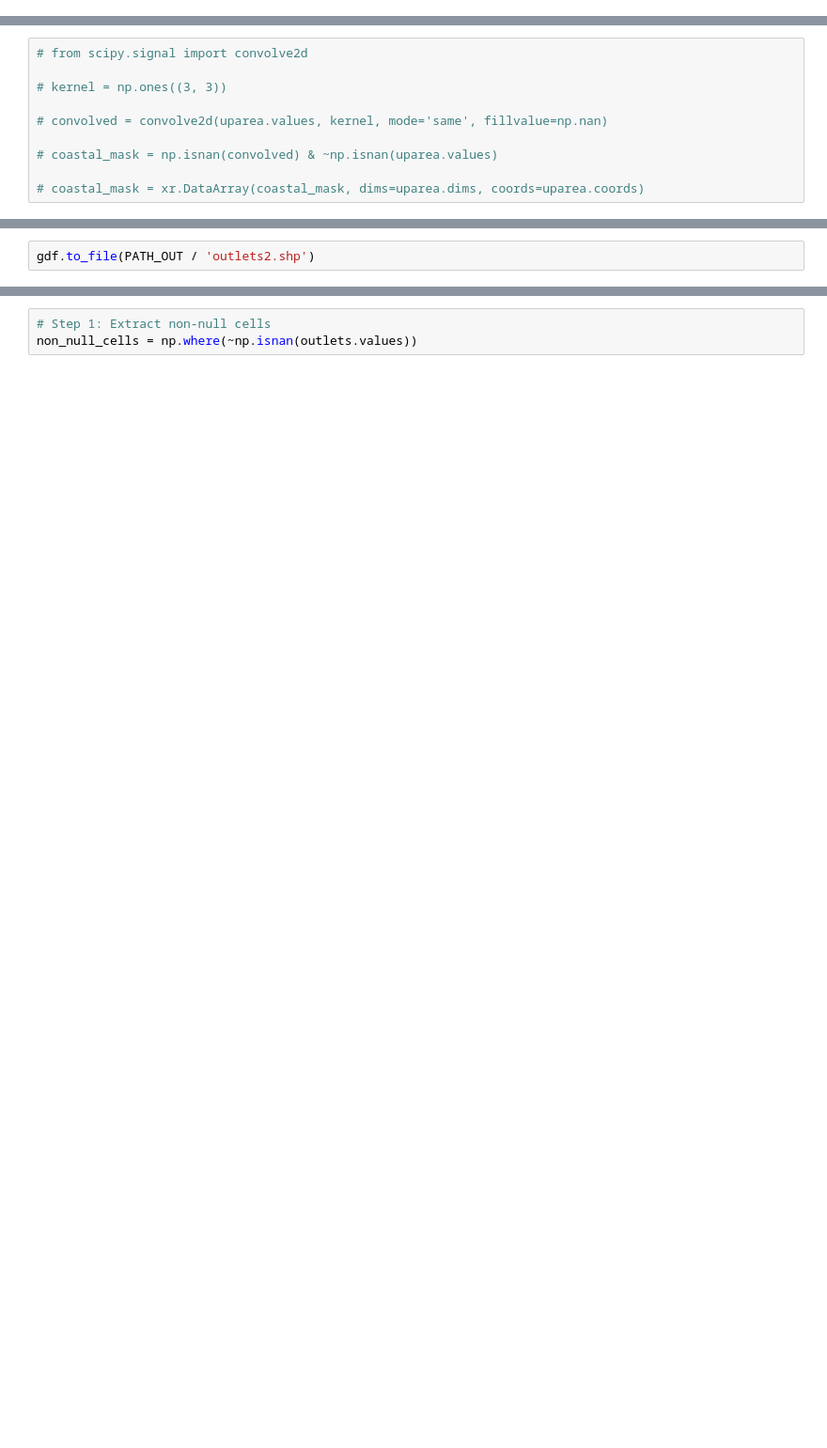
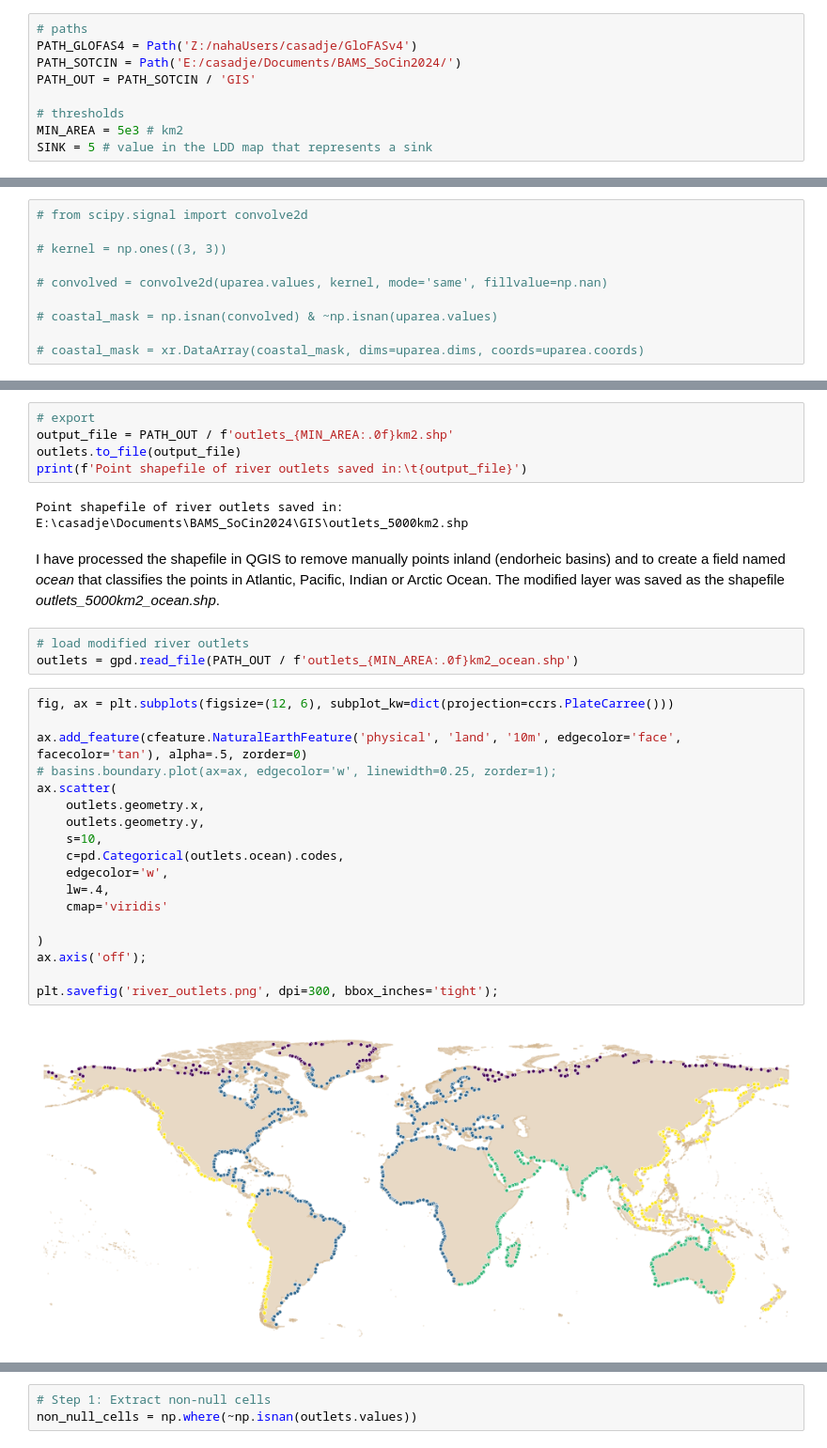
Before and after one commit to casadoj/SotCin2024, a Jupyter notebook: notebook/river_outlets.ipynb, the cells around one changed output, grey strips where cells are left out. Shown at 94% size. Cells and saved outputs as stored; diff of their text form; blank space fills up the shorter version.

```diff
--- a/notebook/river_outlets.ipynb
+++ b/notebook/river_outlets.ipynb
@@ -28,0 +18,9 @@ mask_ldd = ldd == 5
+# %%
+# paths
+PATH_GLOFAS4 = Path('Z:/nahaUsers/casadje/GloFASv4')
+PATH_SOTCIN = Path('E:/casadje/Documents/BAMS_SoCin2024/')
+PATH_OUT = PATH_SOTCIN / 'GIS'
+
+# thresholds
+MIN_AREA = 5e3 # km2
+SINK = 5 # value in the LDD map that represents a sink
@@ -99,2 +112,32 @@ gdf.plot(markersize=5);
 # %%
-gdf.to_file(PATH_OUT / 'outlets2.shp')
+# export
+output_file = PATH_OUT / f'outlets_{MIN_AREA:.0f}km2.shp'
+outlets.to_file(output_file)
+print(f'Point shapefile of river outlets saved in:\t{output_file}')
+# %% [output]
+Point shapefile of river outlets saved in:      E:\casadje\Documents\BAMS_SoCin2024\GIS\outlets_5000km2.shp
+# %% [markdown]
+I have processed the shapefile in QGIS to remove manually points inland (endorheic basins) and to create a field named _ocean_ that classifies the points in Atlantic, Pacific, Indian or Arctic Ocean. The modified layer was saved as the shapefile _outlets_5000km2_ocean.shp_.
+# %%
+# load modified river outlets
+outlets = gpd.read_file(PATH_OUT / f'outlets_{MIN_AREA:.0f}km2_ocean.shp')
+# %%
+fig, ax = plt.subplots(figsize=(12, 6), subplot_kw=dict(projection=ccrs.PlateCarree()))
+
+ax.add_feature(cfeature.NaturalEarthFeature('physical', 'land', '10m', edgecolor='face', facecolor='tan'), alpha=.5, zorder=0)
+# basins.boundary.plot(ax=ax, edgecolor='w', linewidth=0.25, zorder=1);
+ax.scatter(
+    outlets.geometry.x,
+    outlets.geometry.y,
+    s=10,
+    c=pd.Categorical(outlets.ocean).codes,
+    edgecolor='w',
+    lw=.4,
+    cmap='viridis'
+
+)
+ax.axis('off');
+
+plt.savefig('river_outlets.png', dpi=300, bbox_inches='tight');
+# %% [output]
+[figure, added]
```
Also changed, not shown: parts of 39 cells of this notebook, 4 other files.
